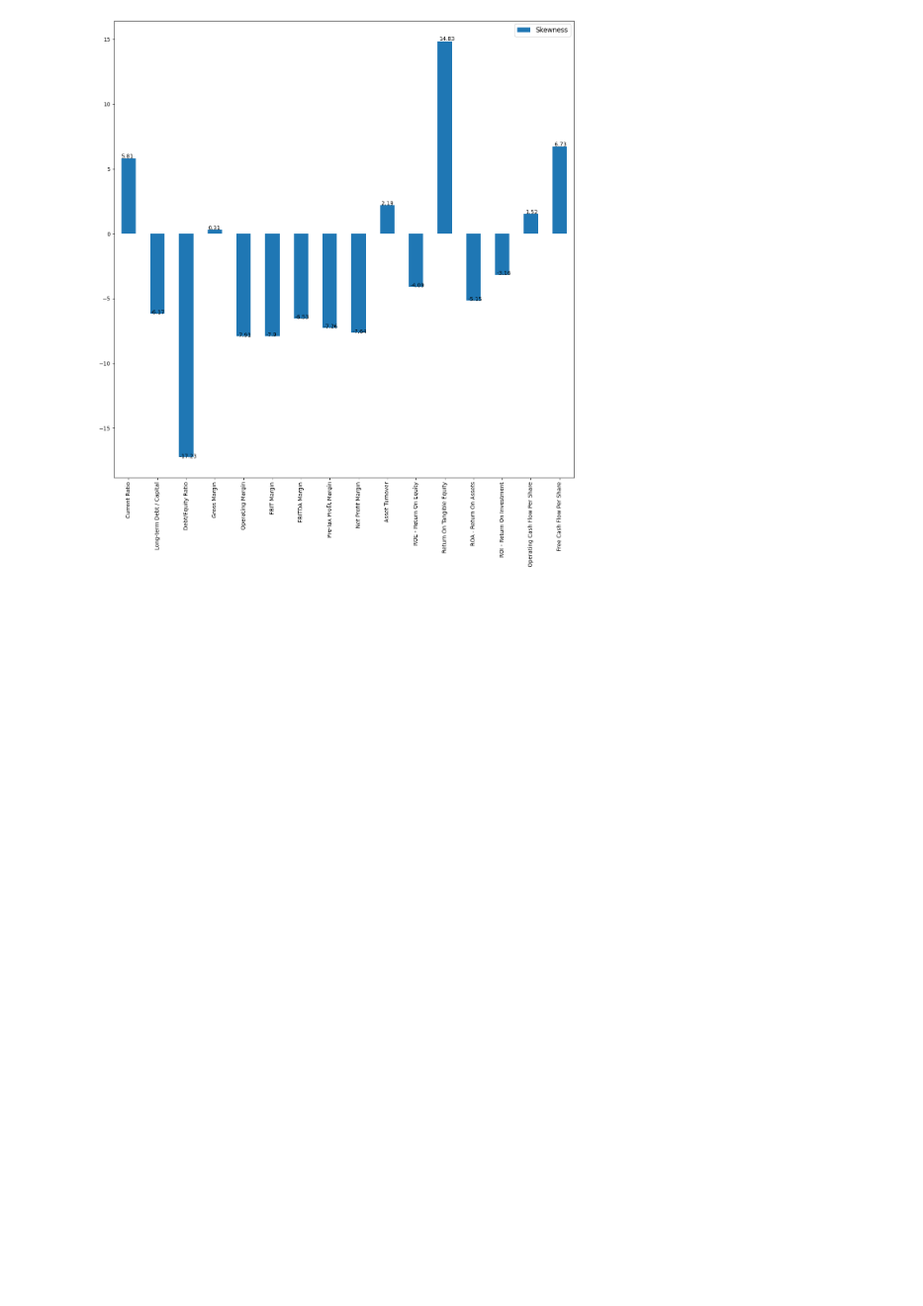
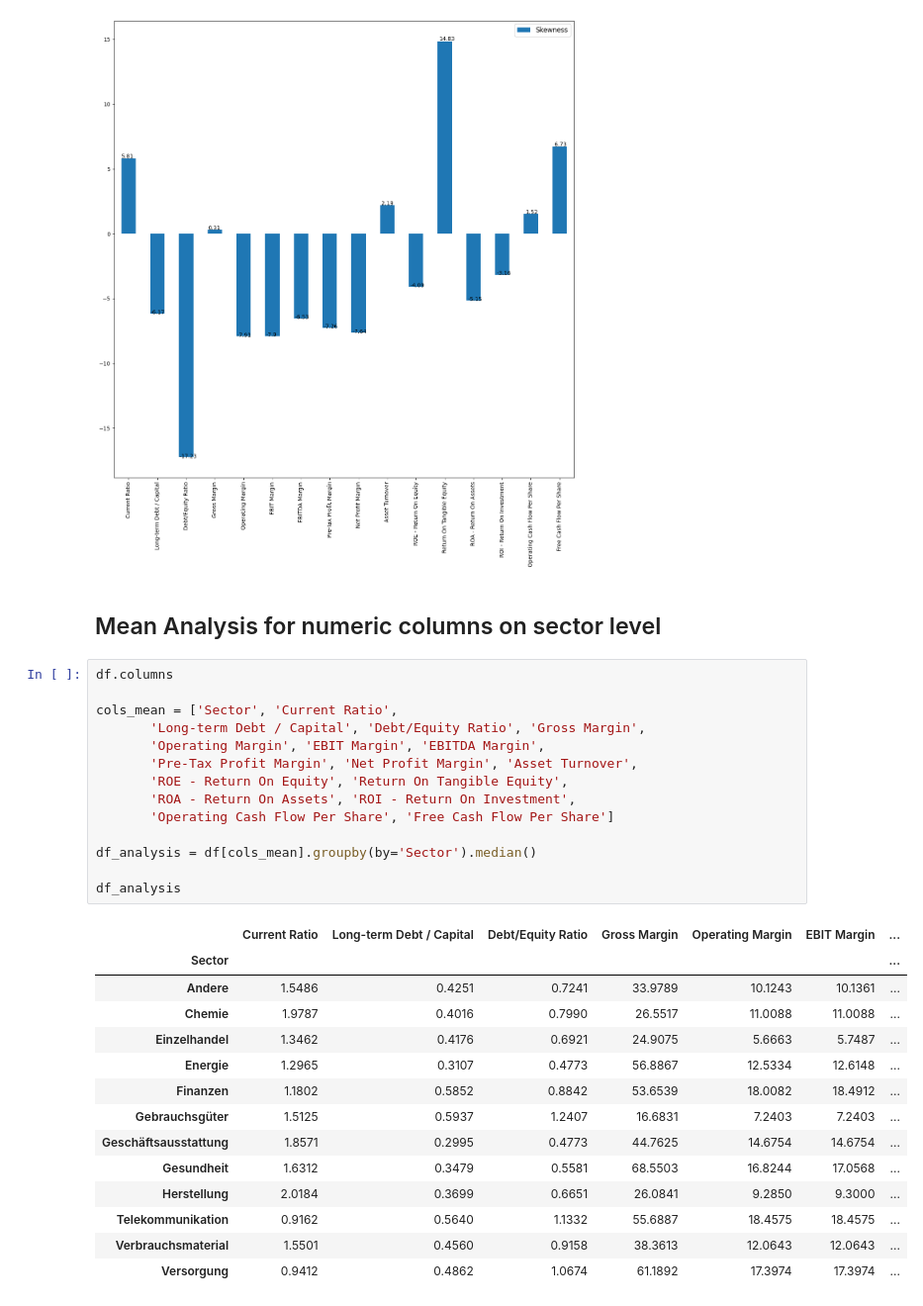
Before and after one commit to leander-ms/corpcreditratings_torch, a Jupyter notebook: dataset_analysis.ipynb, the cells around one changed output. Shown at 99% size. Cells and saved outputs as stored; diff of their text form; blank space fills up the shorter version.

Commit message:
Added analysis for feature medians on sector level

```diff
--- a/dataset_analysis.ipynb
+++ b/dataset_analysis.ipynb
@@ -194,3 +188,34 @@ Operating Cash Flow Per Share     1.52
 Free Cash Flow Per Share          6.73
 dtype: float64
 [figure]
+# %% [markdown]
+## Mean Analysis for numeric columns on sector level
+# %%
+df.columns
+
+cols_mean = ['Sector', 'Current Ratio',
+       'Long-term Debt / Capital', 'Debt/Equity Ratio', 'Gross Margin',
+       'Operating Margin', 'EBIT Margin', 'EBITDA Margin',
+       'Pre-Tax Profit Margin', 'Net Profit Margin', 'Asset Turnover',
+       'ROE - Return On Equity', 'Return On Tangible Equity',
+       'ROA - Return On Assets', 'ROI - Return On Investment',
+       'Operating Cash Flow Per Share', 'Free Cash Flow Per Share']
+
+df_analysis = df[cols_mean].groupby(by='Sector').median()
+
+df_analysis
+# %% [output]
+|  | Current Ratio | Long-term Debt / Capital | Debt/Equity Ratio | Gross Margin | Operating Margin | EBIT Margin | ... |
+| Sector |  |  |  |  |  |  | ... |
+| Andere | 1.5486 | 0.4251 | 0.7241 | 33.9789 | 10.1243 | 10.1361 | ... |
+| Chemie | 1.9787 | 0.4016 | 0.7990 | 26.5517 | 11.0088 | 11.0088 | ... |
+| Einzelhandel | 1.3462 | 0.4176 | 0.6921 | 24.9075 | 5.6663 | 5.7487 | ... |
+| Energie | 1.2965 | 0.3107 | 0.4773 | 56.8867 | 12.5334 | 12.6148 | ... |
+| Finanzen | 1.1802 | 0.5852 | 0.8842 | 53.6539 | 18.0082 | 18.4912 | ... |
+| Gebrauchsgüter | 1.5125 | 0.5937 | 1.2407 | 16.6831 | 7.2403 | 7.2403 | ... |
+| Geschäftsausstattung | 1.8571 | 0.2995 | 0.4773 | 44.7625 | 14.6754 | 14.6754 | ... |
+| Gesundheit | 1.6312 | 0.3479 | 0.5581 | 68.5503 | 16.8244 | 17.0568 | ... |
+| Herstellung | 2.0184 | 0.3699 | 0.6651 | 26.0841 | 9.2850 | 9.3000 | ... |
+| Telekommunikation | 0.9162 | 0.5640 | 1.1332 | 55.6887 | 18.4575 | 18.4575 | ... |
+| Verbrauchsmaterial | 1.5501 | 0.4560 | 0.9158 | 38.3613 | 12.0643 | 12.0643 | ... |
+| Versorgung | 0.9412 | 0.4862 | 1.0674 | 61.1892 | 17.3974 | 17.3974 | ... |
```
Also changed, not shown: parts of 5 cells of this notebook.
